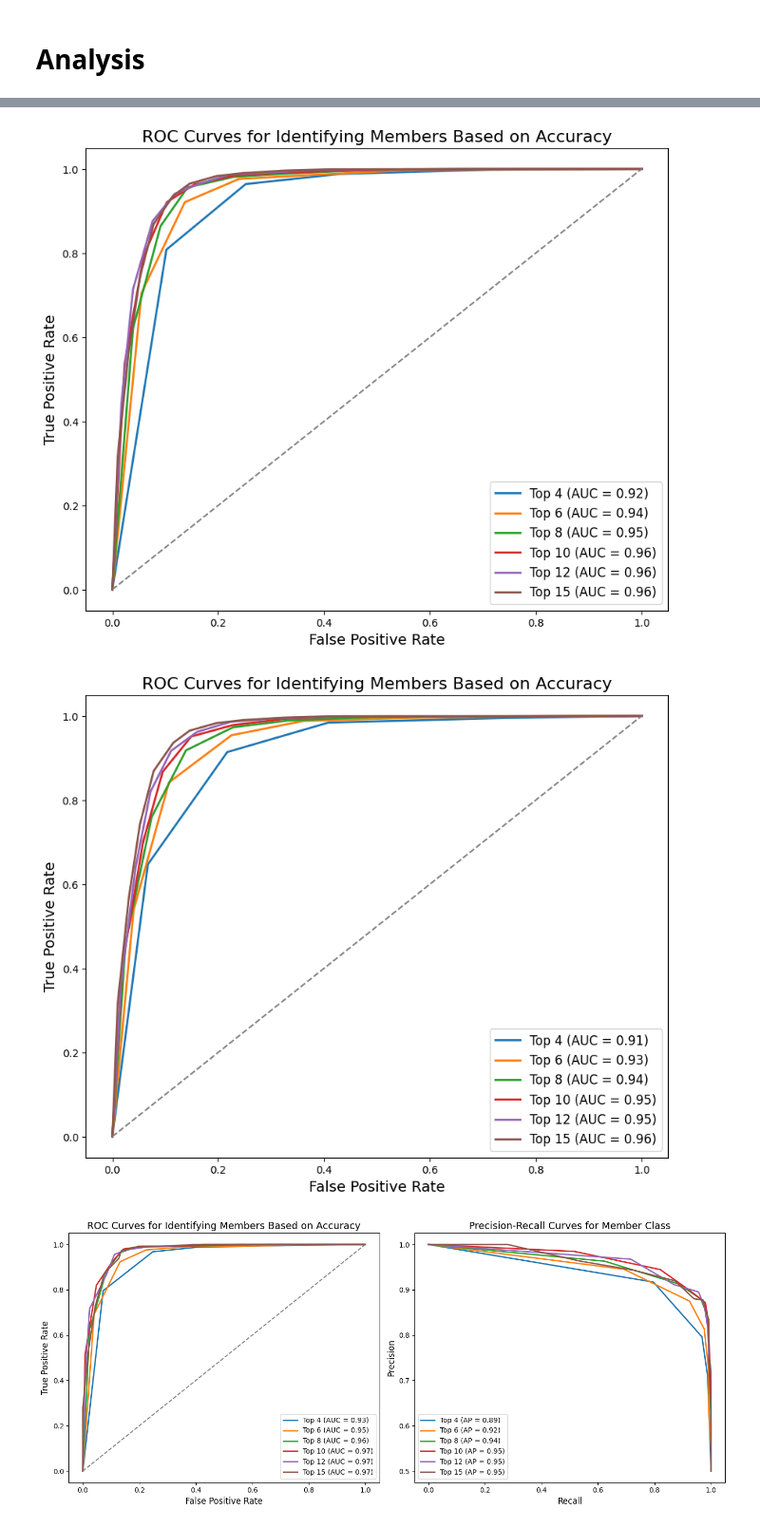
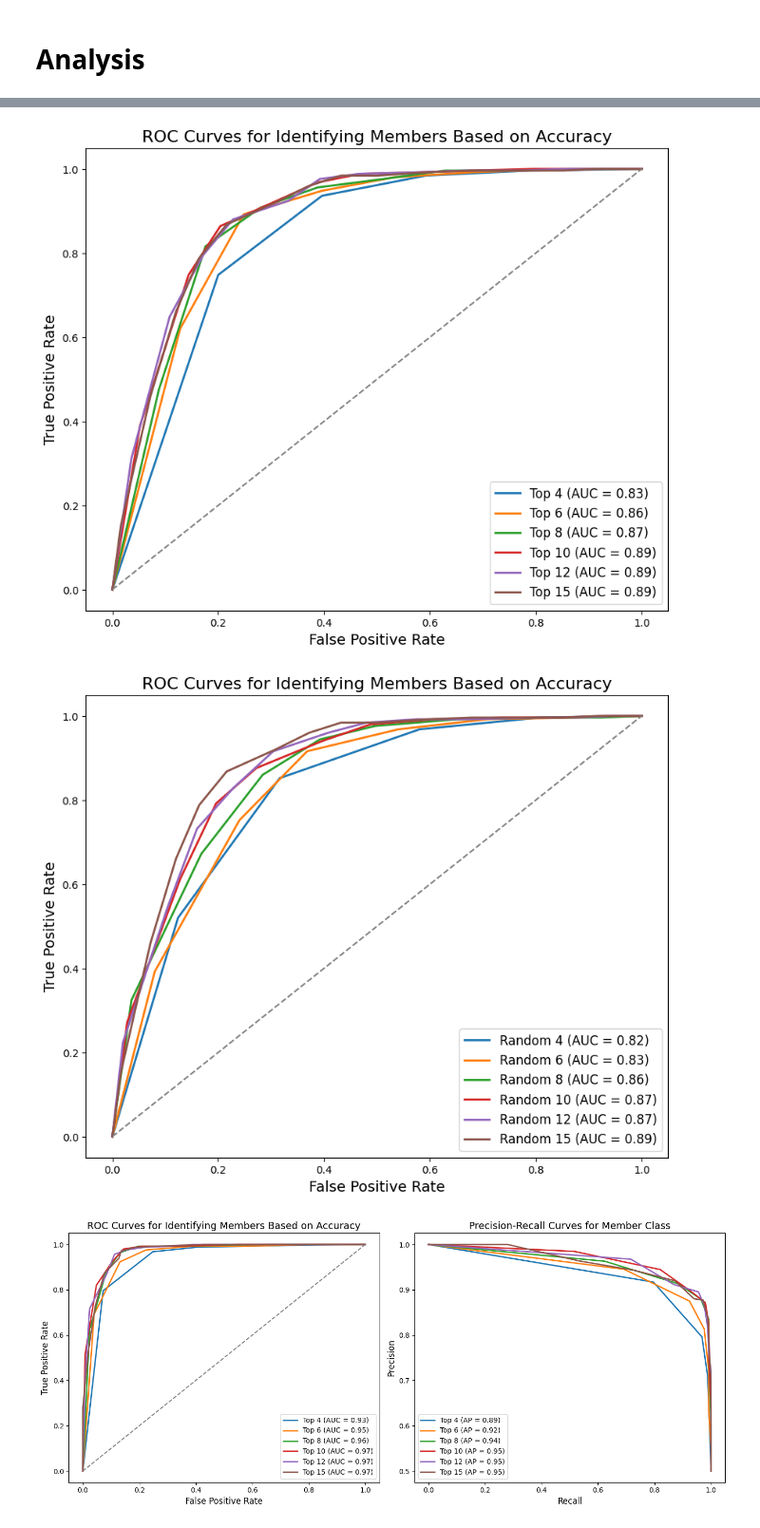
Before and after one commit to ali7naseh/RAG_MIA, a Jupyter notebook: main.ipynb, the cells around one changed output, grey strips where cells are left out. Shown at 95% size. Drawn from its saved outputs; the diff is of its cells as text; code cells hidden in the pictures.

```diff
--- a/main.ipynb
+++ b/main.ipynb
@@ -79,11 +78,12 @@ import numpy as np
 import json
 
 output_dir = 'results/target_docs'
+dataset = 'trec-covid'
 
 plt.figure(figsize=(10, 8))  # Create a single figure for all plots
 
 for top in [4, 6, 8, 10, 12, 15]:
-    output_file = f'{output_dir}/mia-nfcorpus-llama3-Top{top}-M1000-N15.json'
+    output_file = f'{output_dir}/mia-{dataset}-llama3-Top{top}-M250-N15.json'
     with open(output_file, 'r') as f:
         data = json.load(f)
 
@@ -113,7 +113,7 @@ plt.legend(loc="lower right", fontsize=12)
 # Show the plot
 plt.show()
 # %% [output]
-[figure, old version]
+[figure, new version]
 # %%
 import matplotlib.pyplot as plt
 from sklearn.metrics import roc_curve, auc
@@ -121,41 +121,41 @@ import numpy as np
 import json
 
 output_dir = 'results/target_docs'
-
+dataset = 'trec-covid'
 plt.figure(figsize=(10, 8))  # Create a single figure for all plots
 
 for top in [4, 6, 8, 10, 12, 15]:
-    output_file = f'{output_dir}/random-mia-nfcorpus-llama3-Top{top}-M1000-N15.json'
+    output_file = f'{output_dir}/random-mia-{dataset}-llama3-Top{top}-M250-N15.json'
     with open(output_file, 'r') as f:
         data = json.load(f)
 
     # Assuming get_mia_scores is a function that extracts the relevant scores
     all_acc = get_mia_scores(data)
     mem_acc = all_acc[:len(all_acc)//2]
     nonmem_acc = all_acc[len(all_acc)//2:]
 
     # Generate labels: 1 for members, 0 for non-members
     labels = np.concatenate([np.ones(len(mem_acc)), np.zeros(len(nonmem_acc))])
     scores = np.concatenate([mem_acc, nonmem_acc])
 
     # Calculate FPR, TPR, and AUC
     fpr, tpr, _ = roc_curve(labels, scores)
     roc_auc = auc(fpr, tpr)
 
     # Plot ROC curve for the current 'top'
-    plt.plot(fpr, tpr, lw=2, label=f'Top {top} (AUC = {roc_auc:.2f})')
+    plt.plot(fpr, tpr, lw=2, label=f'Random {top} (AUC = {roc_auc:.2f})')
 
 # Add plot details
 plt.plot([0, 1], [0, 1], color='gray', linestyle='--')  # Diagonal line for reference
 plt.xlabel('False Positive Rate', fontsize=14)
 plt.ylabel('True Positive Rate', fontsize=14)
 plt.title('ROC Curves for Identifying Members Based on Accuracy', fontsize=16)
 plt.legend(loc="lower right", fontsize=12)
 
 # Show the plot
 plt.show()
 # %% [output]
-[figure, old version]
+[figure, new version]
 # %%
 import matplotlib.pyplot as plt
 from sklearn.metrics import roc_curve, auc, precision_recall_curve, average_precision_score, accuracy_score, f1_score
```
Also changed, not shown: parts of 4 cells of this notebook, 16 other files.
